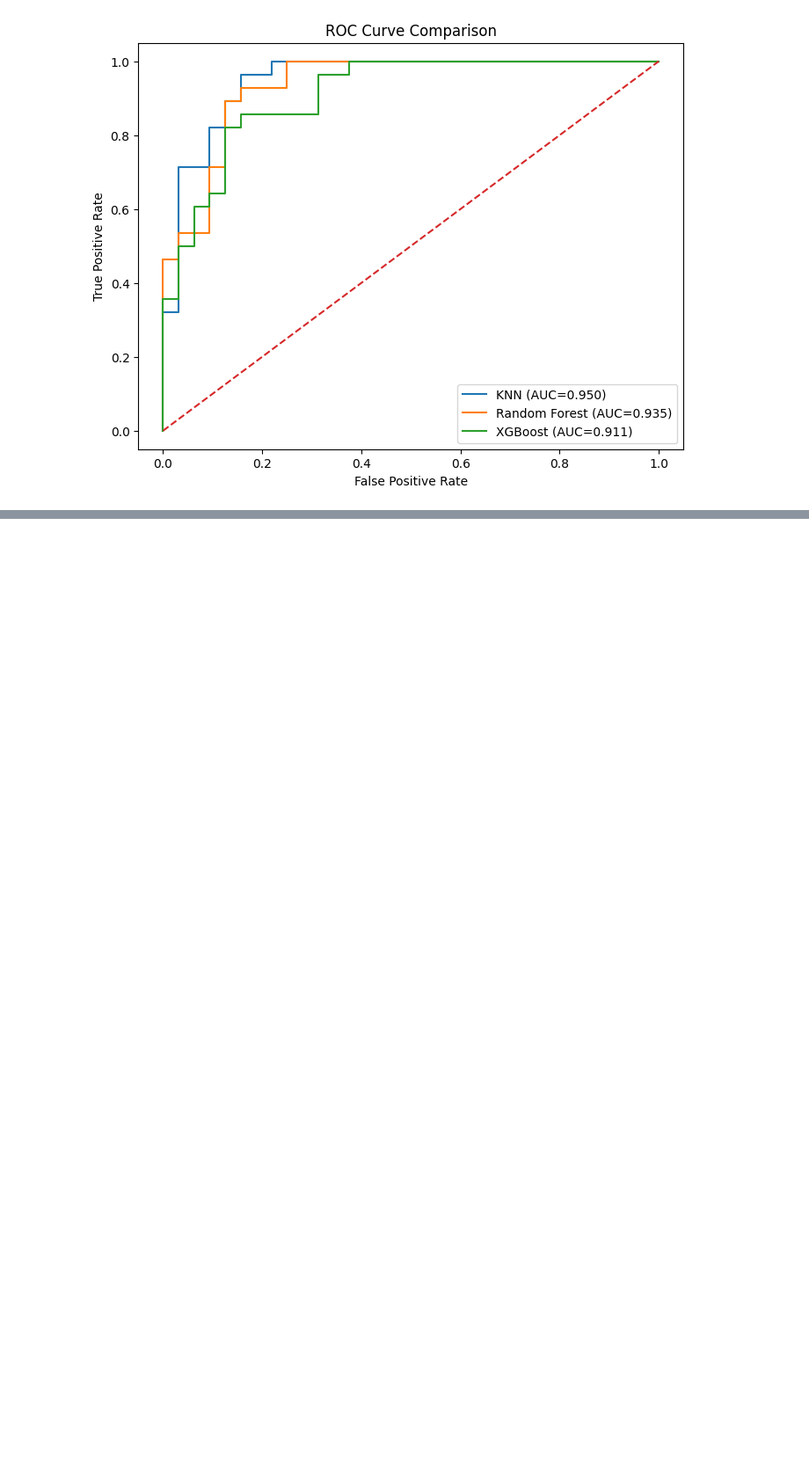
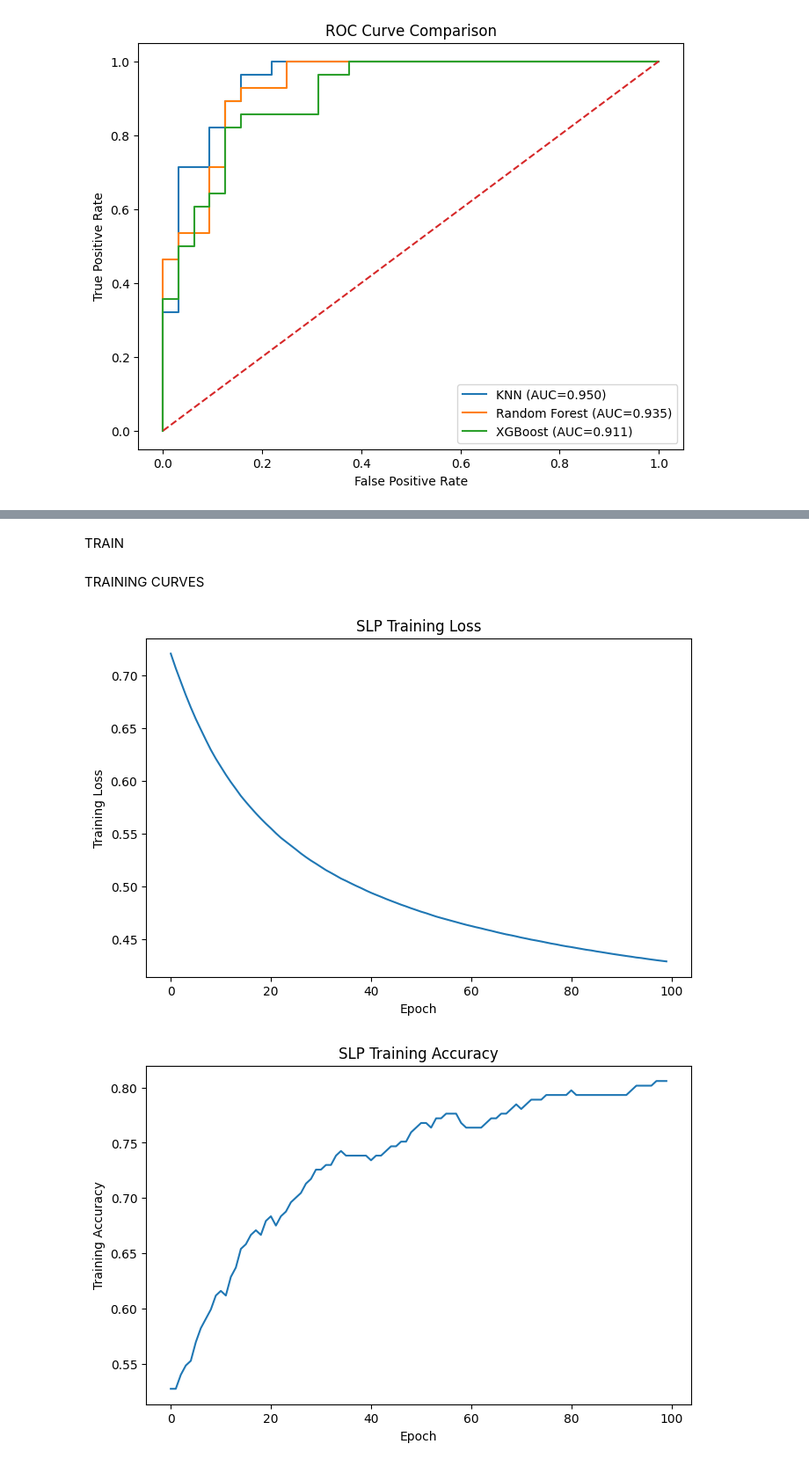
Before and after one commit to aneeqahabib/23i-2631_DM_4, a Jupyter notebook: 23i-2631.ipynb, the cells around one changed output, grey strips where cells are left out. Shown at 88% size. Drawn from its saved outputs; the diff is of its cells as text; code cells hidden in the pictures; blank space fills up the shorter version.

```diff
--- a/23i-2631.ipynb
+++ b/23i-2631.ipynb
@@ -956,0 +973,10 @@ plt.show()
+# %%
+slp = Sequential([
+    Dense(1, activation='sigmoid', input_shape=(X_train.shape[1],))
+])
+
+slp.compile(
+    optimizer=SGD(learning_rate=0.01),
+    loss='binary_crossentropy',
+    metrics=['accuracy']
+)
@@ -956,0 +985,28 @@ plt.show()
+# %% [markdown]
+TRAIN
+# %%
+history = slp.fit(
+    X_train,
+    y_train,
+    epochs=100,
+    verbose=0
+)
+# %% [markdown]
+TRAINING CURVES
+# %%
+plt.figure(figsize=(8, 5))
+plt.plot(history.history['loss'])
+plt.xlabel("Epoch")
+plt.ylabel("Training Loss")
+plt.title("SLP Training Loss")
+plt.show()
+
+plt.figure(figsize=(8, 5))
+plt.plot(history.history['accuracy'])
+plt.xlabel("Epoch")
+plt.ylabel("Training Accuracy")
+plt.title("SLP Training Accuracy")
+plt.show()
+# %% [output]
+[figure, added]
+[figure, added]
```
Also changed, not shown: parts of 30 cells of this notebook.
